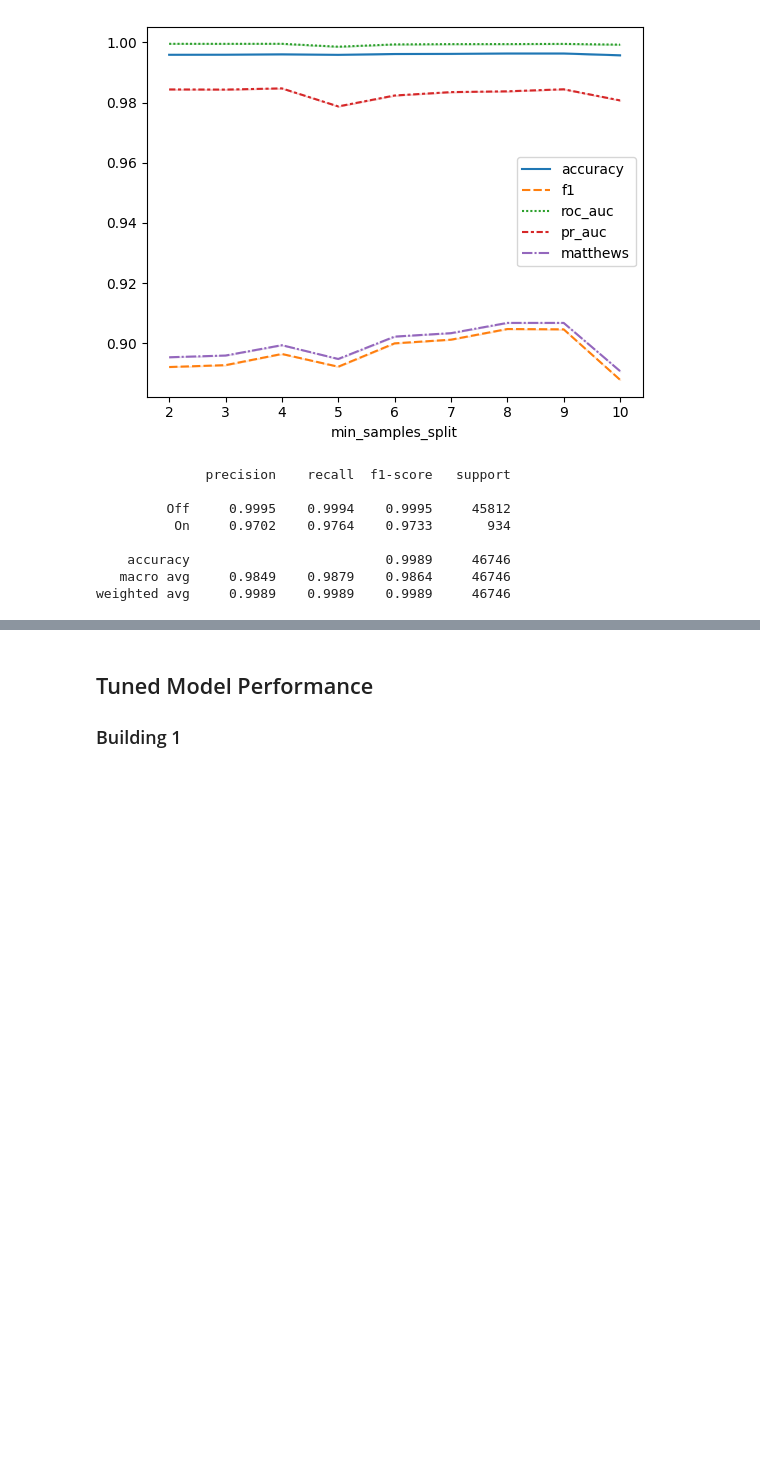
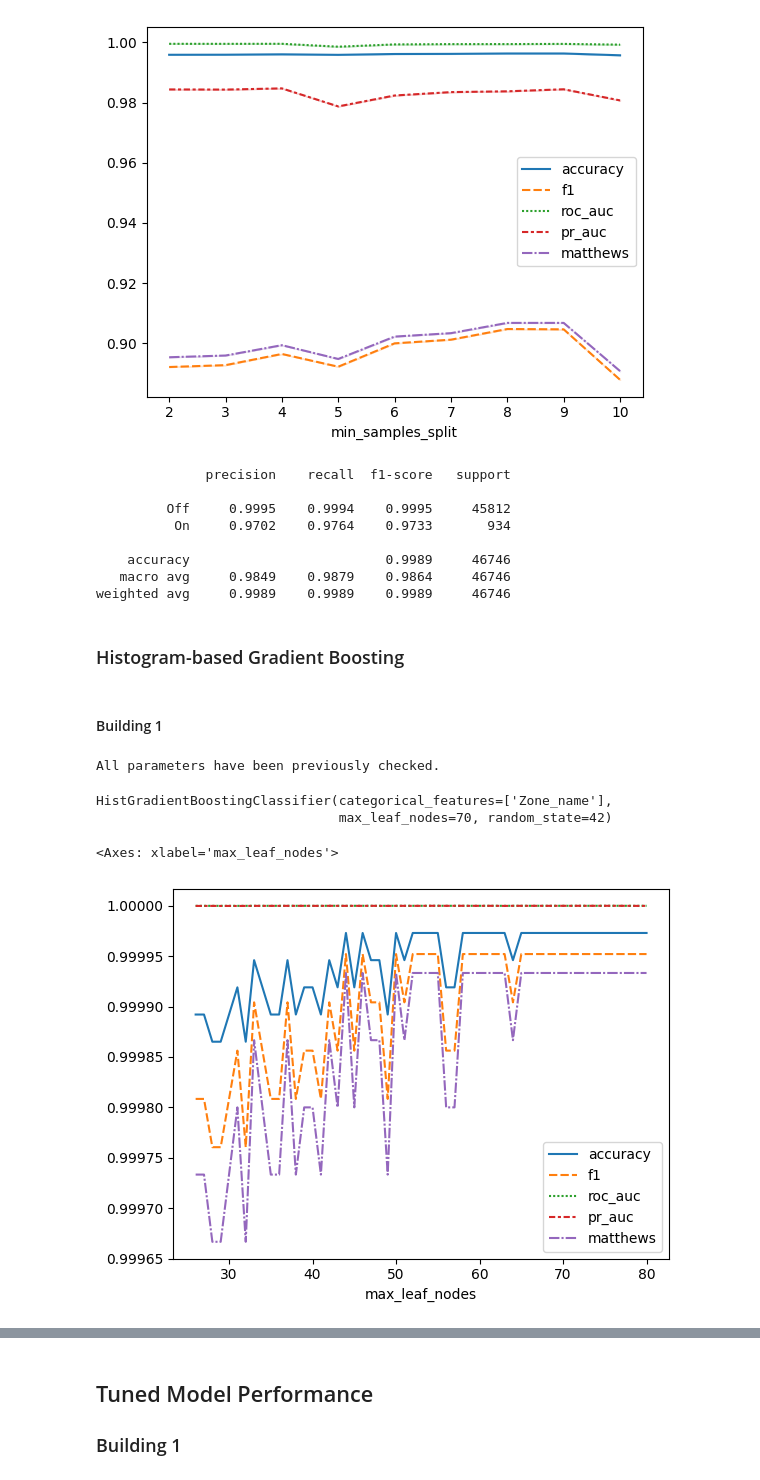
Before and after one commit to hossainmuntasir/MachineLearningModel, a Jupyter notebook: mlmodels/model_comparison.ipynb, the cells around one changed output, grey strips where cells are left out. Saved outputs shown, nothing was run; the diff lists cells and outputs as text; code cells hidden in the pictures; blank space fills up the shorter version.

```diff
--- a/mlmodels/model_comparison.ipynb
+++ b/mlmodels/model_comparison.ipynb
@@ -860,3 +871,5 @@ save_model(opt3.model, "randomforest_building3_tuned")
     accuracy                         0.9989     46746
    macro avg     0.9849    0.9879    0.9864     46746
 weighted avg     0.9989    0.9989    0.9989     46746
+# %% [markdown]
+### Histogram-based Gradient Boosting
@@ -862,0 +881,23 @@ weighted avg     0.9989    0.9989    0.9989     46746
+# %% [markdown]
+#### Building 1
+# %%
+opt1 = GridSearchHistBoost("building1", n_fits=-1)
+opt1.fit(x_train1, y_train1, x_val1, y_val1)
+if save_folder:
+    print(opt1.save_results(save_folder))
+
+opt1.model[-1]
+# %% [output]
+All parameters have been previously checked.
+HistGradientBoostingClassifier(categorical_features=['Zone_name'],
+                               max_leaf_nodes=70, random_state=42)
+# %%
+df = opt1.results
+df = pd.DataFrame(df[scores], index=df["max_leaf_nodes"])
+plt = sns.lineplot(df)
+#plt.set_xlim(0, df.index.max())
+#plt.set_ylim(0.98, 1.0)
+display(plt)
+# %% [output]
+<Axes: xlabel='max_leaf_nodes'>
+[figure, added]
```
Also changed, not shown: parts of 22 cells of this notebook, 10 other files.
